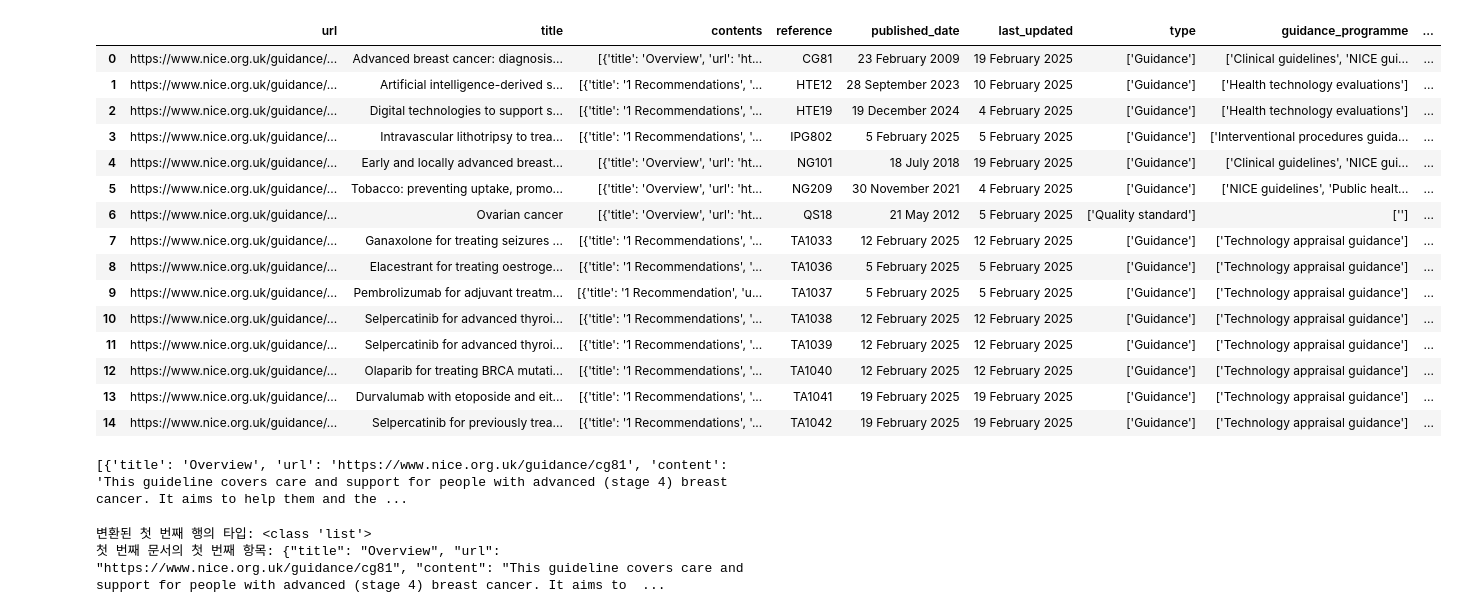
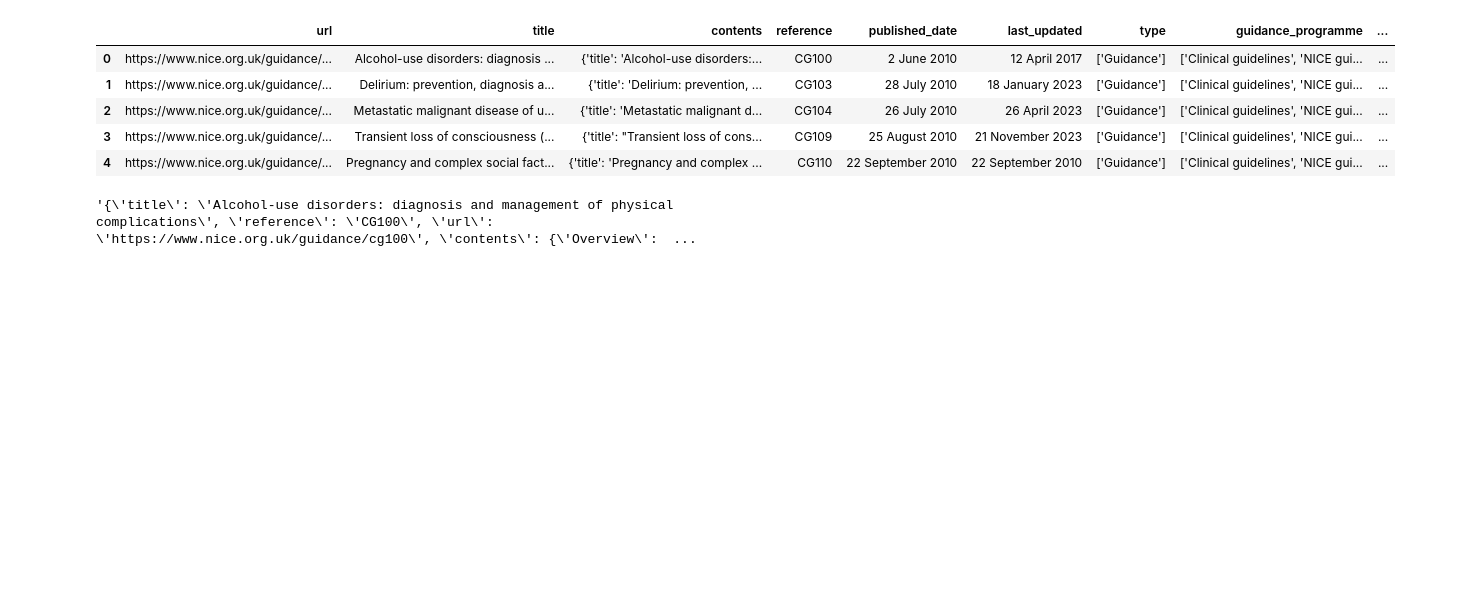
Before and after one commit to SNOMED-BOAZ/NICE-Guideline-Crawler, a Jupyter notebook: data.ipynb, the cells around one changed output. Saved outputs shown, nothing was run; the diff lists cells and outputs as text; code cells hidden in the pictures; blank space fills up the shorter version.

```diff
--- a/data.ipynb
+++ b/data.ipynb
@@ -3,50 +5,15 @@ import pandas as pd
 # %%
-df = pd.read_csv('output/guidance_2025-02-01_2025-02-23.csv')
-df.head(15)
+df = pd.read_csv('crawler/output/guidance_2000-01-01_2025-03-13.csv')
+
+df.head()
 # %% [output]
 |  | url | title | contents | reference | published_date | last_updated | type | guidance_programme | ... |
-| 0 | https://www.nice.org.uk/guidance/... | Advanced breast cancer: diagnosis... | [{'title': 'Overview', 'url': 'ht... | CG81 | 23 February 2009 | 19 February 2025 | ['Guidance'] | ['Clinical guidelines', 'NICE gui... | ... |
-| 1 | https://www.nice.org.uk/guidance/... | Artificial intelligence-derived s... | [{'title': '1 Recommendations', '... | HTE12 | 28 September 2023 | 10 February 2025 | ['Guidance'] | ['Health technology evaluations'] | ... |
-| 2 | https://www.nice.org.uk/guidance/... | Digital technologies to support s... | [{'title': '1 Recommendations', '... | HTE19 | 19 December 2024 | 4 February 2025 | ['Guidance'] | ['Health technology evaluations'] | ... |
-| 3 | https://www.nice.org.uk/guidance/... | Intravascular lithotripsy to trea... | [{'title': '1 Recommendations', '... | IPG802 | 5 February 2025 | 5 February 2025 | ['Guidance'] | ['Interventional procedures guida... | ... |
-| 4 | https://www.nice.org.uk/guidance/... | Early and locally advanced breast... | [{'title': 'Overview', 'url': 'ht... | NG101 | 18 July 2018 | 19 February 2025 | ['Guidance'] | ['Clinical guidelines', 'NICE gui... | ... |
-| 5 | https://www.nice.org.uk/guidance/... | Tobacco: preventing uptake, promo... | [{'title': 'Overview', 'url': 'ht... | NG209 | 30 November 2021 | 4 February 2025 | ['Guidance'] | ['NICE guidelines', 'Public healt... | ... |
-| 6 | https://www.nice.org.uk/guidance/... | Ovarian cancer | [{'title': 'Overview', 'url': 'ht... | QS18 | 21 May 2012 | 5 February 2025 | ['Quality standard'] | [''] | ... |
-| 7 | https://www.nice.org.uk/guidance/... | Ganaxolone for treating seizures ... | [{'title': '1 Recommendations', '... | TA1033 | 12 February 2025 | 12 February 2025 | ['Guidance'] | ['Technology appraisal guidance'] | ... |
-| 8 | https://www.nice.org.uk/guidance/... | Elacestrant for treating oestroge... | [{'title': '1 Recommendations', '... | TA1036 | 5 February 2025 | 5 February 2025 | ['Guidance'] | ['Technology appraisal guidance'] | ... |
-| 9 | https://www.nice.org.uk/guidance/... | Pembrolizumab for adjuvant treatm... | [{'title': '1 Recommendation', 'u... | TA1037 | 5 February 2025 | 5 February 2025 | ['Guidance'] | ['Technology appraisal guidance'] | ... |
-| 10 | https://www.nice.org.uk/guidance/... | Selpercatinib for advanced thyroi... | [{'title': '1 Recommendations', '... | TA1038 | 12 February 2025 | 12 February 2025 | ['Guidance'] | ['Technology appraisal guidance'] | ... |
-| 11 | https://www.nice.org.uk/guidance/... | Selpercatinib for advanced thyroi... | [{'title': '1 Recommendations', '... | TA1039 | 12 February 2025 | 12 February 2025 | ['Guidance'] | ['Technology appraisal guidance'] | ... |
-| 12 | https://www.nice.org.uk/guidance/... | Olaparib for treating BRCA mutati... | [{'title': '1 Recommendations', '... | TA1040 | 12 February 2025 | 12 February 2025 | ['Guidance'] | ['Technology appraisal guidance'] | ... |
-| 13 | https://www.nice.org.uk/guidance/... | Durvalumab with etoposide and eit... | [{'title': '1 Recommendations', '... | TA1041 | 19 February 2025 | 19 February 2025 | ['Guidance'] | ['Technology appraisal guidance'] | ... |
-| 14 | https://www.nice.org.uk/guidance/... | Selpercatinib for previously trea... | [{'title': '1 Recommendations', '... | TA1042 | 19 February 2025 | 19 February 2025 | ['Guidance'] | ['Technology appraisal guidance'] | ... |
+| 0 | https://www.nice.org.uk/guidance/... | Alcohol-use disorders: diagnosis ... | {'title': 'Alcohol-use disorders:... | CG100 | 2 June 2010 | 12 April 2017 | ['Guidance'] | ['Clinical guidelines', 'NICE gui... | ... |
+| 1 | https://www.nice.org.uk/guidance/... | Delirium: prevention, diagnosis a... | {'title': 'Delirium: prevention, ... | CG103 | 28 July 2010 | 18 January 2023 | ['Guidance'] | ['Clinical guidelines', 'NICE gui... | ... |
+| 2 | https://www.nice.org.uk/guidance/... | Metastatic malignant disease of u... | {'title': 'Metastatic malignant d... | CG104 | 26 July 2010 | 26 April 2023 | ['Guidance'] | ['Clinical guidelines', 'NICE gui... | ... |
+| 3 | https://www.nice.org.uk/guidance/... | Transient loss of consciousness (... | {'title': "Transient loss of cons... | CG109 | 25 August 2010 | 21 November 2023 | ['Guidance'] | ['Clinical guidelines', 'NICE gui... | ... |
+| 4 | https://www.nice.org.uk/guidance/... | Pregnancy and complex social fact... | {'title': 'Pregnancy and complex ... | CG110 | 22 September 2010 | 22 September 2010 | ['Guidance'] | ['Clinical guidelines', 'NICE gui... | ... |
 # %%
-print(df['contents'][0])
+df['contents'][0]
 # %% [output]
-[{'title': 'Overview', 'url': 'https://www.nice.org.uk/guidance/cg81', 'content': 'This guideline covers care and support for people with advanced (stage 4) breast cancer. It aims to help them and the ...
+'{\'title\': \'Alcohol-use disorders: diagnosis and management of physical complications\', \'reference\': \'CG100\', \'url\': \'https://www.nice.org.uk/guidance/cg100\', \'contents\': {\'Overview\':  ...
-# %%
-import json
-import ast  # 문자열을 파이썬 객체로 변환하기 위한 모듈
-
-def parse_contents(s):
-    try:
-        # 문자열을 파이썬 리스트로 변환
-        content_list = ast.literal_eval(s)
-
-        # 각 딕셔너리를 JSON으로 변환
-        json_contents = [json.dumps(item) for item in content_list]
-
-        return json_contents
-    except Exception as e:
-        print(f"파싱 에러: {e}")
-        return None
-
-# 데이터프레임에 적용
-df['contents'] = df['contents'].apply(parse_contents)
-
-# 결과 확인
-print("변환된 첫 번째 행의 타입:", type(df['contents'][0]))
-print("첫 번째 문서의 첫 번째 항목:", df['contents'][0][0])
-# %% [output]
-변환된 첫 번째 행의 타입: <class 'list'>
-첫 번째 문서의 첫 번째 항목: {"title": "Overview", "url": "https://www.nice.org.uk/guidance/cg81", "content": "This guideline covers care and support for people with advanced (stage 4) breast cancer. It aims to  ...
```
Also changed, not shown: parts of 6 cells of this notebook, 7 other files.
